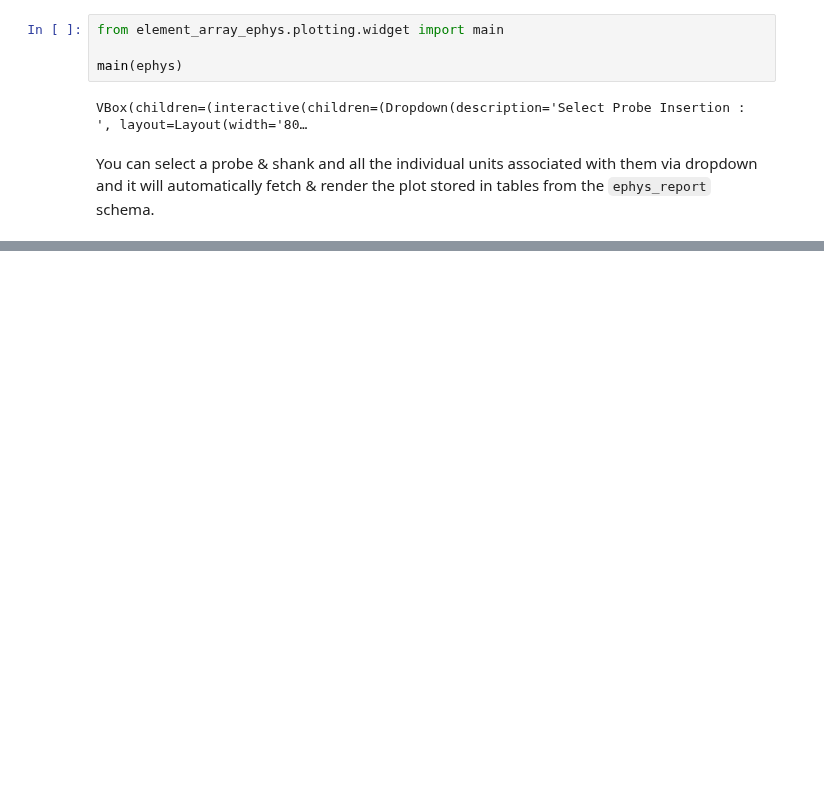
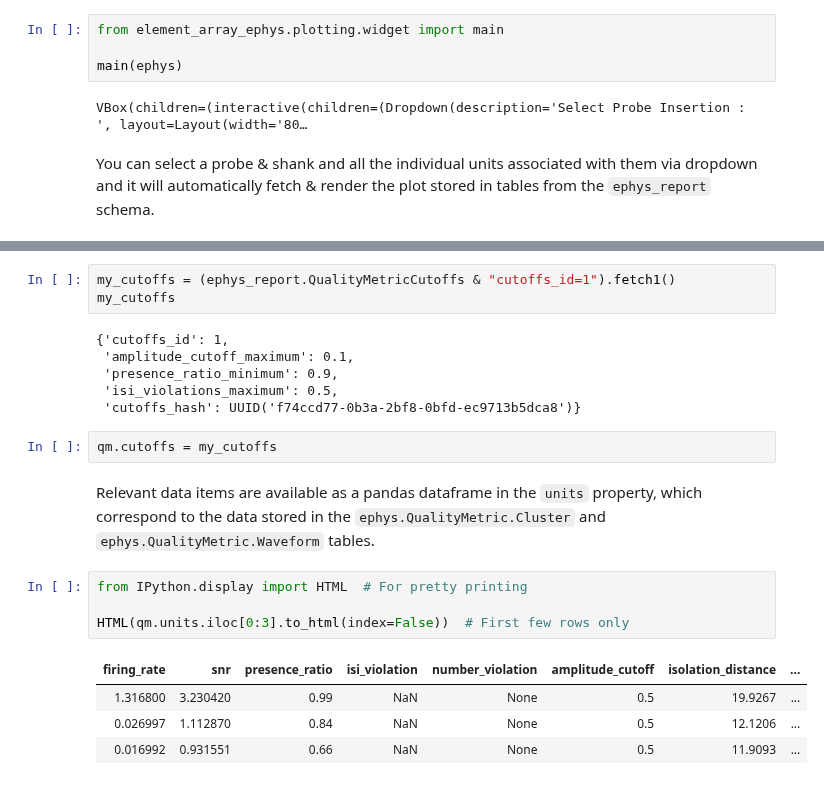
Before and after one commit to datajoint/workflow-array-ephys, a Jupyter notebook: notebooks/10-data_visualization.ipynb, the cells around one changed output, grey strips where cells are left out. Cells and saved outputs as stored; diff of their text form; blank space fills up the shorter version.

```diff
--- a/notebooks/10-data_visualization.ipynb
+++ b/notebooks/10-data_visualization.ipynb
@@ -123,0 +200,22 @@ You can select a probe & shank and all the individual units associated with them
+# %%
+my_cutoffs = (ephys_report.QualityMetricCutoffs & "cutoffs_id=1").fetch1()
+my_cutoffs
+# %% [output]
+{'cutoffs_id': 1,
+ 'amplitude_cutoff_maximum': 0.1,
+ 'presence_ratio_minimum': 0.9,
+ 'isi_violations_maximum': 0.5,
+ 'cutoffs_hash': UUID('f74ccd77-0b3a-2bf8-0bfd-ec9713b5dca8')}
+# %%
+qm.cutoffs = my_cutoffs
+# %% [markdown]
+Relevant data items are available as a pandas dataframe in the `units` property, which correspond to the data stored in the `ephys.QualityMetric.Cluster` and `ephys.QualityMetric.Waveform` tables.
+# %%
+from IPython.display import HTML  # For pretty printing
+
+HTML(qm.units.iloc[0:3].to_html(index=False))  # First few rows only
+# %% [output]
+| firing_rate | snr | presence_ratio | isi_violation | number_violation | amplitude_cutoff | isolation_distance | ... |
+| 1.316800 | 3.230420 | 0.99 | NaN | None | 0.5 | 19.9267 | ... |
+| 0.026997 | 1.112870 | 0.84 | NaN | None | 0.5 | 12.1206 | ... |
+| 0.016992 | 0.931551 | 0.66 | NaN | None | 0.5 | 11.9093 | ... |
```
Also changed, not shown: parts of 24 cells of this notebook, 2 other files.
